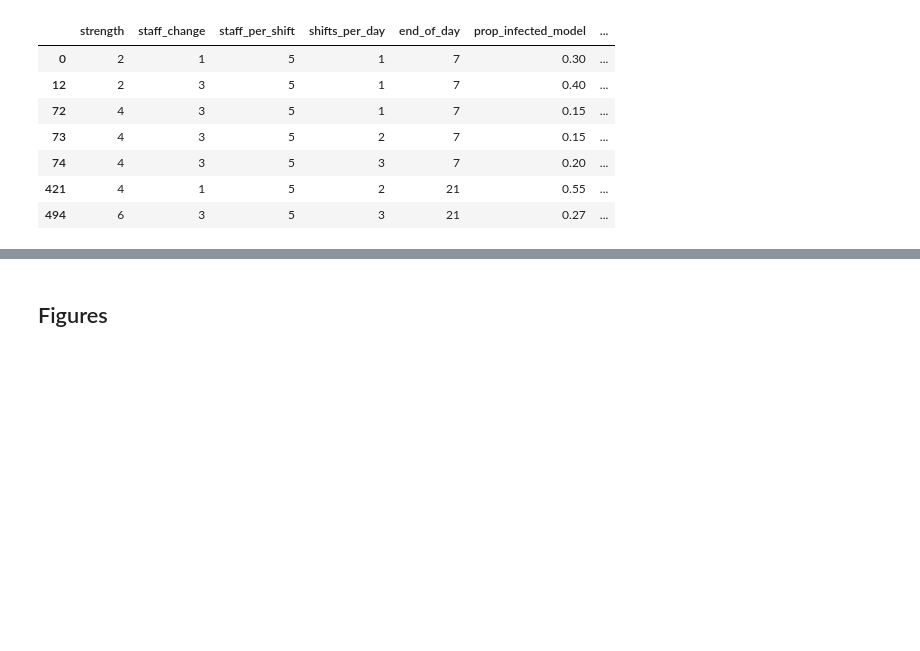
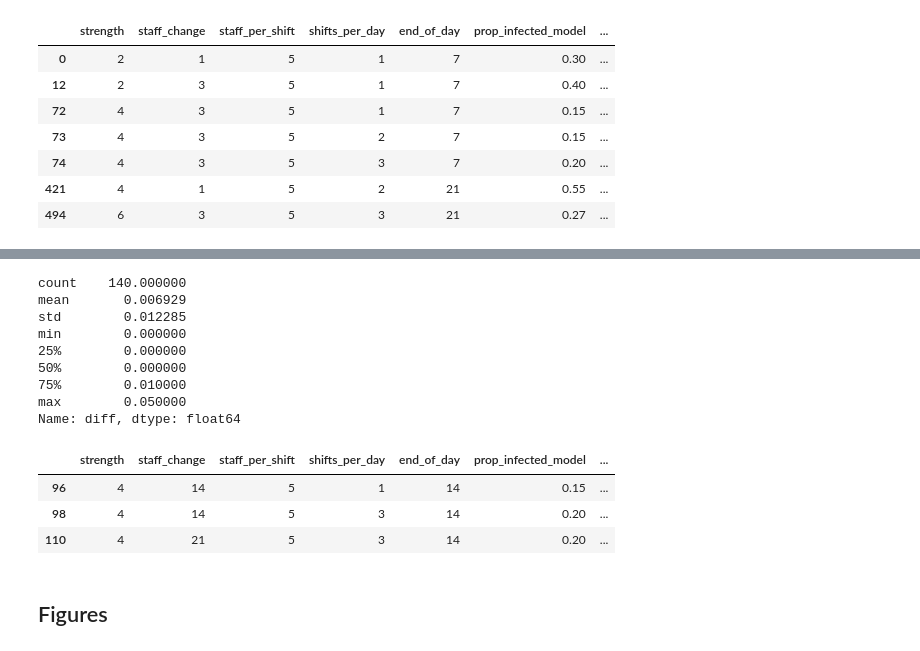
Before and after one commit to pythonhealthdatascience/stars-reproduce-lim-2020, a Jupyter notebook: reproduction/scripts/reproduction.ipynb, the cells around one changed output, grey strips where cells are left out. Drawn from its saved outputs; the diff is of its cells as text; code cells hidden in the pictures; blank space fills up the shorter version.

```diff
--- a/reproduction/scripts/reproduction.ipynb
+++ b/reproduction/scripts/reproduction.ipynb
@@ -227,3 +286,26 @@ Name: diff, dtype: float64
+# %%
+# Combine tables
+t6_comp = compare_tables(model_tab6, temp_paper_tab6)
+
+# Descriptive statistics for absolute difference in results
+print(t6_comp['diff'].describe())
+
+# Extracting instances where absolute difference is more than 0.05
+display(t6_comp[t6_comp['diff'] > 0.05])
+# %% [output]
+count    140.000000
+mean       0.006929
+std        0.012285
+min        0.000000
+25%        0.000000
+50%        0.000000
+75%        0.010000
+max        0.050000
+Name: diff, dtype: float64
+|  | strength | staff_change | staff_per_shift | shifts_per_day | end_of_day | prop_infected_model | ... |
+| 96 | 4 | 14 | 5 | 1 | 14 | 0.15 | ... |
+| 98 | 4 | 14 | 5 | 3 | 14 | 0.20 | ... |
+| 110 | 4 | 21 | 5 | 3 | 14 | 0.20 | ... |
 # %% [markdown]
 ## Figures
 # %% [markdown]
```
Also changed, not shown: parts of 16 cells of this notebook, 2 other files.
